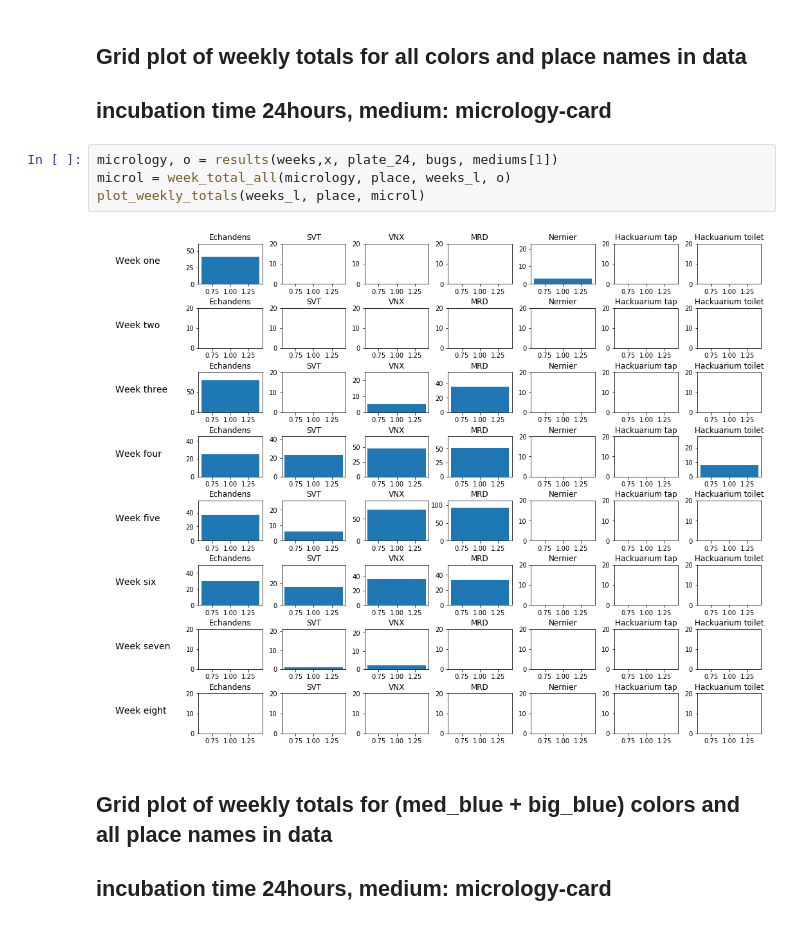
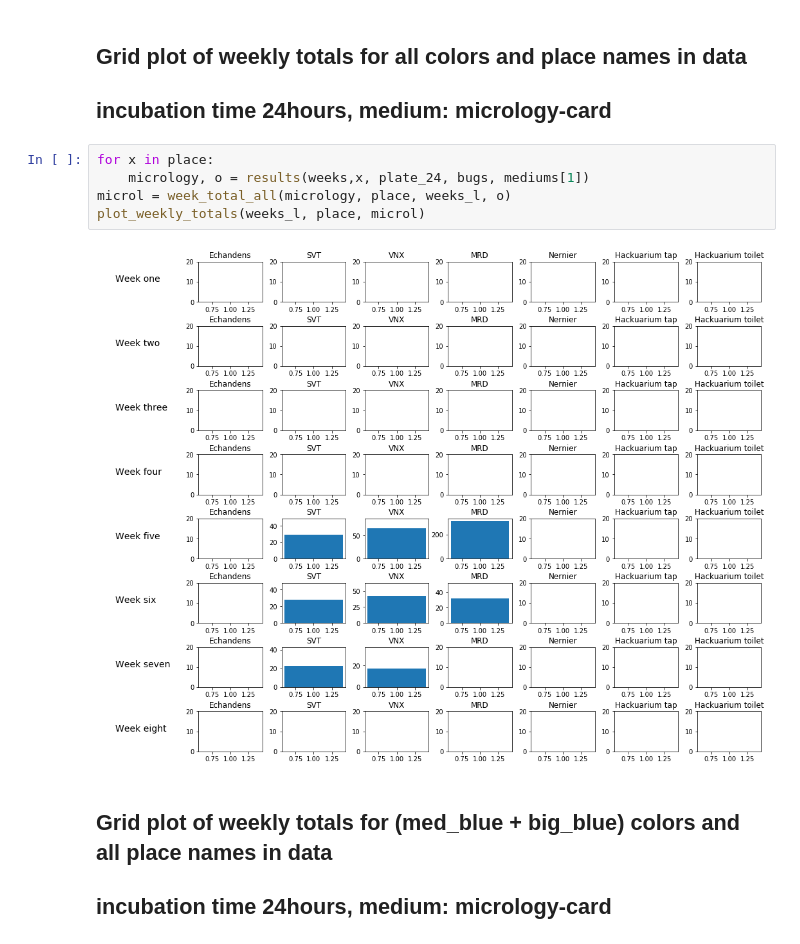
Before and after one commit to GaryHDA/module_one, a Jupyter notebook: micro/data_vis.ipynb, the cells around one changed output. Cells and saved outputs as stored; diff of their text form.

```diff
--- a/micro/data_vis.ipynb
+++ b/micro/data_vis.ipynb
@@ -529,11 +529,12 @@ mediums[1]
 ## Grid plot of weekly totals for all colors and place names in data
 ## incubation time 24hours, medium: micrology-card
 # %%
-micrology, o = results(weeks,x, plate_24, bugs, mediums[1])
+for x in place:
+    micrology, o = results(weeks,x, plate_24, bugs, mediums[1])
 microl = week_total_all(micrology, place, weeks_l, o)
 plot_weekly_totals(weeks_l, place, microl)
 # %% [output]
-[figure, old version]
+[figure, new version]
 # %% [markdown]
 ## Grid plot of weekly totals for (med_blue + big_blue) colors and all place names in data
 ## incubation time 24hours, medium: micrology-card
```
Also changed, not shown: parts of 15 cells of this notebook.
